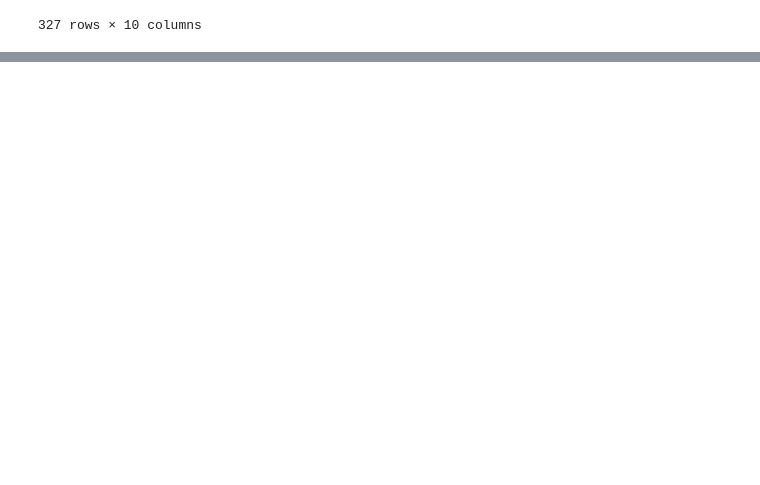
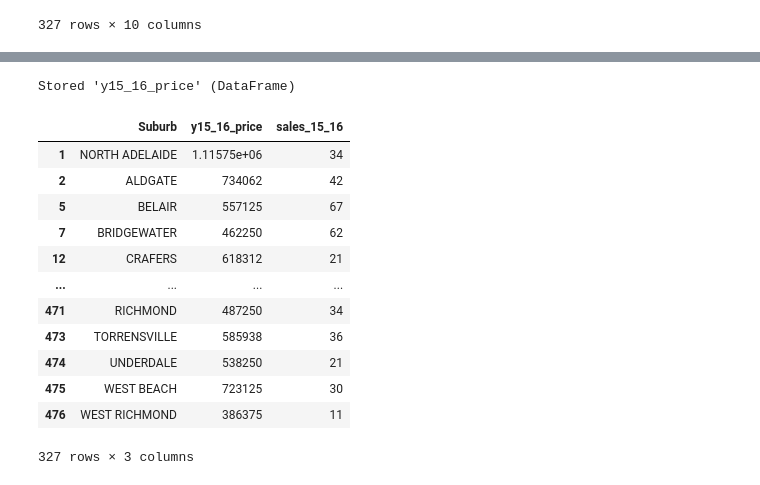
Before and after one commit to Sprettle/Chevrolet-Chilis, a Jupyter notebook: Resources/housingxlsm_code/merge15_16.ipynb, the cells around one changed output, grey strips where cells are left out. Cells and saved outputs as stored; diff of their text form; code cells hidden in the pictures; blank space fills up the shorter version.

```diff
--- a/Resources/housingxlsm_code/merge15_16.ipynb
+++ b/Resources/housingxlsm_code/merge15_16.ipynb
@@ -107,3 +107,16 @@ final
 | 475 | WEST TORRENS | WEST BEACH | 8.0 | 728000.0 | 8.0 | 633500.0 | 7.0 | ... |
 | 476 | WEST TORRENS | WEST RICHMOND | 3.0 | 392500.0 | 4.0 | 353000.0 | 3.0 | ... |
 327 rows × 10 columns
+# %%
+# add new column to hold median price of the year
+new_col=[""]
+final["y15_16_price"]=(final["Median Q3 2015"]+final["Median Q4 2015"]+final["Median Q1 2016"]+final["Median Q2 2016"])/4
+final
+y15_16_price=final
+y15_16_price
+
+#add new column to hold total sales for whole year
+new_col=[""]
+final["sales_15_16"]=(final["Sales Q3 2015"]+final["Sales Q4 2015"]+final["Sales Q1 2016"]+final["Sales Q2 2016"])
+y19_20_price=final
+y19_20_price
@@ -110,2 +137,24 @@ final
 # %%
 final.to_csv("y15_16_house.csv")
+# %%
+%store y15_16_price
+# %% [output]
+Stored 'y15_16_price' (DataFrame)
+# %%
+# set up a new datafram to hold just suburb, sales count and median price for scatter plot
+refined_Y1516=pd.DataFrame([y15_16_price.Suburb,y15_16_price.y15_16_price,y15_16_price.sales_15_16]).transpose()
+refined_Y1516
+# %% [output]
+|  | Suburb | y15_16_price | sales_15_16 |
+| 1 | NORTH ADELAIDE | 1.11575e+06 | 34 |
+| 2 | ALDGATE | 734062 | 42 |
+| 5 | BELAIR | 557125 | 67 |
+| 7 | BRIDGEWATER | 462250 | 62 |
+| 12 | CRAFERS | 618312 | 21 |
+| ... | ... | ... | ... |
+| 471 | RICHMOND | 487250 | 34 |
+| 473 | TORRENSVILLE | 585938 | 36 |
+| 474 | UNDERDALE | 538250 | 21 |
+| 475 | WEST BEACH | 723125 | 30 |
+| 476 | WEST RICHMOND | 386375 | 11 |
+327 rows × 3 columns
```
Also changed, not shown: parts of 4 cells of this notebook, 9 other files.
